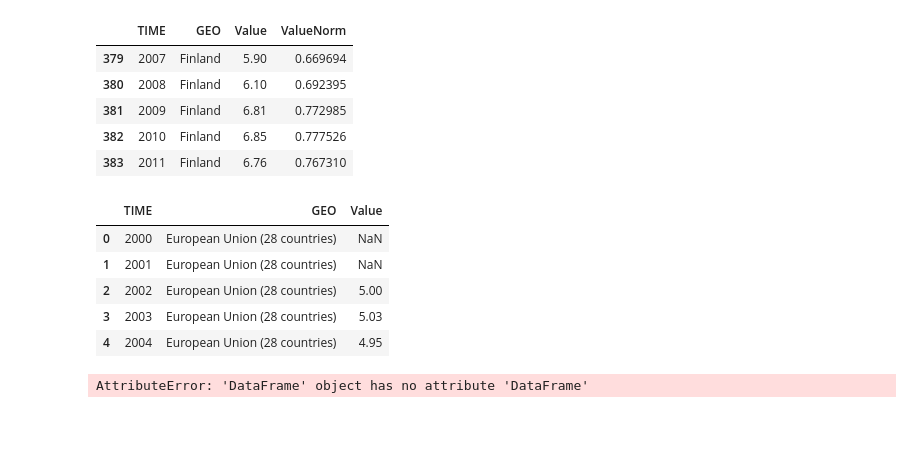
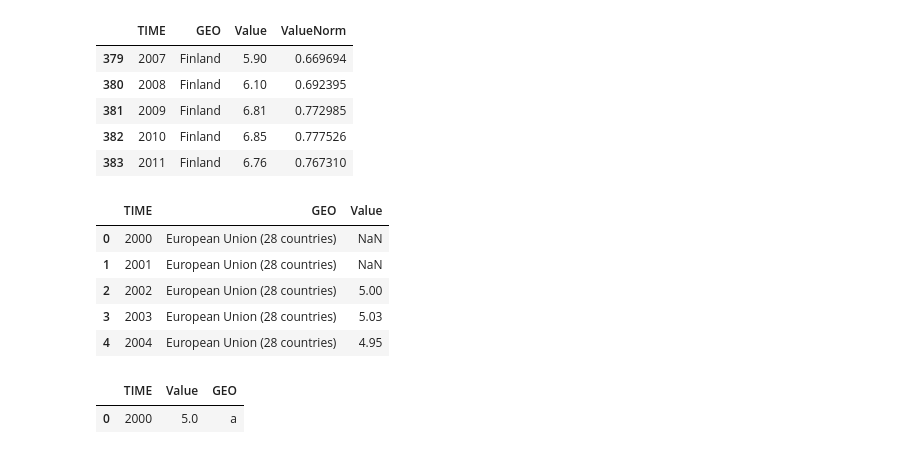
Before and after one commit to JulianRangel99/SeminarioBigData, a Jupyter notebook: Laboratorio_1.ipynb, the cells around one changed output. Cells and saved outputs as stored; diff of their text form; code cells hidden in the pictures; blank space fills up the shorter version.

```diff
--- a/Laboratorio_1.ipynb
+++ b/Laboratorio_1.ipynb
@@ -206,21 +206,14 @@ edu.head()
 | 2 | 2002 | European Union (28 countries) | 5.00 |
 | 3 | 2003 | European Union (28 countries) | 5.03 |
 | 4 | 2004 | European Union (28 countries) | 4.95 |
-# %%
-# Definir el DataFrame inicial
-edu = pd.DataFrame(columns=['TIME', 'Value', 'GEO'])
-
-# Crear un nuevo DataFrame con la fila que quieres agregar
-new_row = edu.DataFrame({"TIME": [2000], "Value": [5.00], "GEO": ['a']})
-
-# Concatenar ambos DataFrames
-edu = pd.concat([edu, new_row], ignore_index=True)
-
-
-
-
-# edu = pd.DataFrame(columns=['TIME', 'Value', 'GEO'])
-# edu = edu.append({"TIME": 2000, "Value":5.00,"GEO": 'a'} , ignore_index = True)
-edu.tail()
-# %% [output]
-AttributeError: 'DataFrame' object has no attribute 'DataFrame'
+# %%
+
+new_row = {'TIME': 2000, 'Value': 5.00, 'GEO': 'a'}
+
+new_row_df = pd.DataFrame([new_row])
+
+edu = pd.concat([edu, new_row_df], ignore_index=True)
+edu.tail()
+# %% [output]
+|  | TIME | Value | GEO |
+| 0 | 2000 | 5.0 | a |
```
